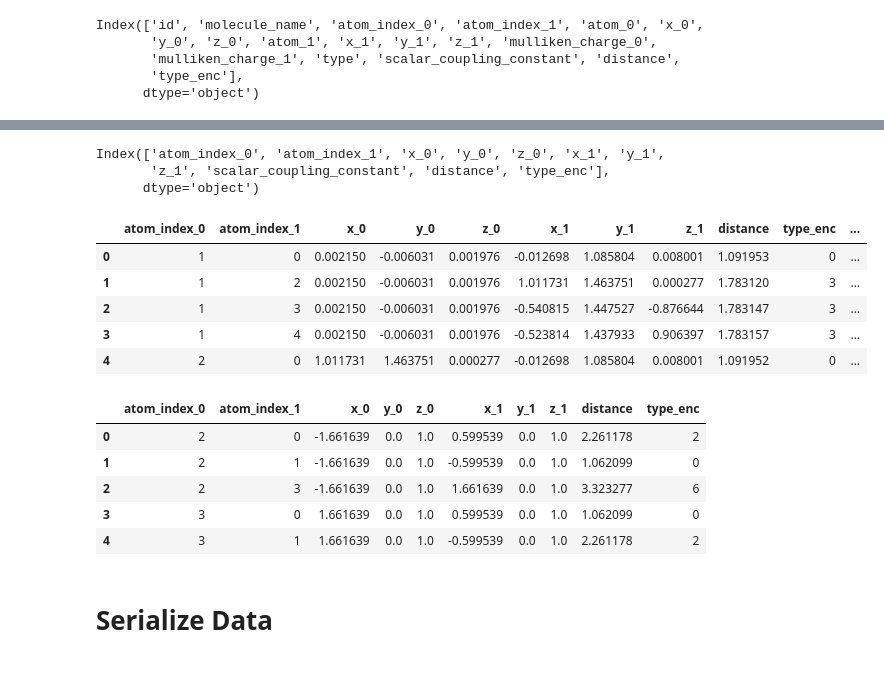
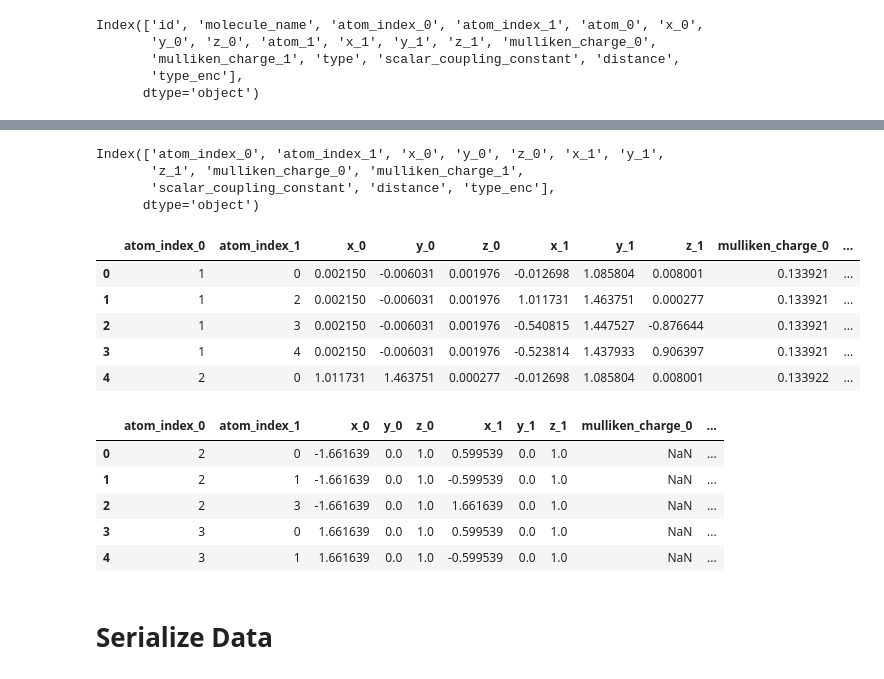
Before and after one commit to siddharth-ncl-work/kaggle_predicting_molecular_properties, a Jupyter notebook: c4_w2_feature_eng_v2.ipynb, the cells around one changed output, grey strips where cells are left out. Drawn from its saved outputs; the diff is of its cells as text; code cells hidden in the pictures.

```diff
--- a/c4_w2_feature_eng_v2.ipynb
+++ b/c4_w2_feature_eng_v2.ipynb
@@ -761,8 +752,7 @@ Index(['id', 'molecule_name', 'atom_index_0', 'atom_index_1', 'atom_0', 'x_0',
        'type_enc'],
       dtype='object')
 # %%
-drop_cols=['id', 'molecule_name',  'atom_0',  'atom_1', 'mulliken_charge_0',
-       'mulliken_charge_1','type']
+drop_cols=['id', 'molecule_name', 'atom_0',  'atom_1', 'type', ]
 # %%
 train.drop(drop_cols,axis=1,inplace=True)
 train.head()
@@ -817,28 +802,29 @@ test.isna().describe()
 train.columns
 # %% [output]
 Index(['atom_index_0', 'atom_index_1', 'x_0', 'y_0', 'z_0', 'x_1', 'y_1',
-       'z_1', 'scalar_coupling_constant', 'distance', 'type_enc'],
+       'z_1', 'mulliken_charge_0', 'mulliken_charge_1',
+       'scalar_coupling_constant', 'distance', 'type_enc'],
       dtype='object')
 # %%
-train=train[['atom_index_0', 'atom_index_1', 'x_0', 'y_0', 'z_0', 'x_1', 'y_1','z_1', 'distance', 'type_enc', 'scalar_coupling_constant']]
+train=train[['atom_index_0', 'atom_index_1', 'x_0', 'y_0', 'z_0', 'x_1', 'y_1','z_1', 'mulliken_charge_0', 'mulliken_charge_1','distance', 'type_enc', 'scalar_coupling_constant']]
 train.head()
 # %% [output]
-|  | atom_index_0 | atom_index_1 | x_0 | y_0 | z_0 | x_1 | y_1 | z_1 | distance | type_enc | ... |
-| 0 | 1 | 0 | 0.002150 | -0.006031 | 0.001976 | -0.012698 | 1.085804 | 0.008001 | 1.091953 | 0 | ... |
-| 1 | 1 | 2 | 0.002150 | -0.006031 | 0.001976 | 1.011731 | 1.463751 | 0.000277 | 1.783120 | 3 | ... |
-| 2 | 1 | 3 | 0.002150 | -0.006031 | 0.001976 | -0.540815 | 1.447527 | -0.876644 | 1.783147 | 3 | ... |
-| 3 | 1 | 4 | 0.002150 | -0.006031 | 0.001976 | -0.523814 | 1.437933 | 0.906397 | 1.783157 | 3 | ... |
-| 4 | 2 | 0 | 1.011731 | 1.463751 | 0.000277 | -0.012698 | 1.085804 | 0.008001 | 1.091952 | 0 | ... |
+|  | atom_index_0 | atom_index_1 | x_0 | y_0 | z_0 | x_1 | y_1 | z_1 | mulliken_charge_0 | ... |
+| 0 | 1 | 0 | 0.002150 | -0.006031 | 0.001976 | -0.012698 | 1.085804 | 0.008001 | 0.133921 | ... |
+| 1 | 1 | 2 | 0.002150 | -0.006031 | 0.001976 | 1.011731 | 1.463751 | 0.000277 | 0.133921 | ... |
+| 2 | 1 | 3 | 0.002150 | -0.006031 | 0.001976 | -0.540815 | 1.447527 | -0.876644 | 0.133921 | ... |
+| 3 | 1 | 4 | 0.002150 | -0.006031 | 0.001976 | -0.523814 | 1.437933 | 0.906397 | 0.133921 | ... |
+| 4 | 2 | 0 | 1.011731 | 1.463751 | 0.000277 | -0.012698 | 1.085804 | 0.008001 | 0.133922 | ... |
 # %%
-test=test[['atom_index_0', 'atom_index_1', 'x_0', 'y_0', 'z_0', 'x_1', 'y_1','z_1', 'distance', 'type_enc']]
+test=test[['atom_index_0', 'atom_index_1', 'x_0', 'y_0', 'z_0', 'x_1', 'y_1','z_1', 'mulliken_charge_0', 'mulliken_charge_1','distance', 'type_enc']]
 test.head()
 # %% [output]
-|  | atom_index_0 | atom_index_1 | x_0 | y_0 | z_0 | x_1 | y_1 | z_1 | distance | type_enc |
-| 0 | 2 | 0 | -1.661639 | 0.0 | 1.0 | 0.599539 | 0.0 | 1.0 | 2.261178 | 2 |
-| 1 | 2 | 1 | -1.661639 | 0.0 | 1.0 | -0.599539 | 0.0 | 1.0 | 1.062099 | 0 |
-| 2 | 2 | 3 | -1.661639 | 0.0 | 1.0 | 1.661639 | 0.0 | 1.0 | 3.323277 | 6 |
-| 3 | 3 | 0 | 1.661639 | 0.0 | 1.0 | 0.599539 | 0.0 | 1.0 | 1.062099 | 0 |
-| 4 | 3 | 1 | 1.661639 | 0.0 | 1.0 | -0.599539 | 0.0 | 1.0 | 2.261178 | 2 |
+|  | atom_index_0 | atom_index_1 | x_0 | y_0 | z_0 | x_1 | y_1 | z_1 | mulliken_charge_0 | ... |
+| 0 | 2 | 0 | -1.661639 | 0.0 | 1.0 | 0.599539 | 0.0 | 1.0 | NaN | ... |
+| 1 | 2 | 1 | -1.661639 | 0.0 | 1.0 | -0.599539 | 0.0 | 1.0 | NaN | ... |
+| 2 | 2 | 3 | -1.661639 | 0.0 | 1.0 | 1.661639 | 0.0 | 1.0 | NaN | ... |
+| 3 | 3 | 0 | 1.661639 | 0.0 | 1.0 | 0.599539 | 0.0 | 1.0 | NaN | ... |
+| 4 | 3 | 1 | 1.661639 | 0.0 | 1.0 | -0.599539 | 0.0 | 1.0 | NaN | ... |
 # %% [markdown]
 # Serialize Data
 # %%
```
Also changed, not shown: parts of 23 cells of this notebook.
